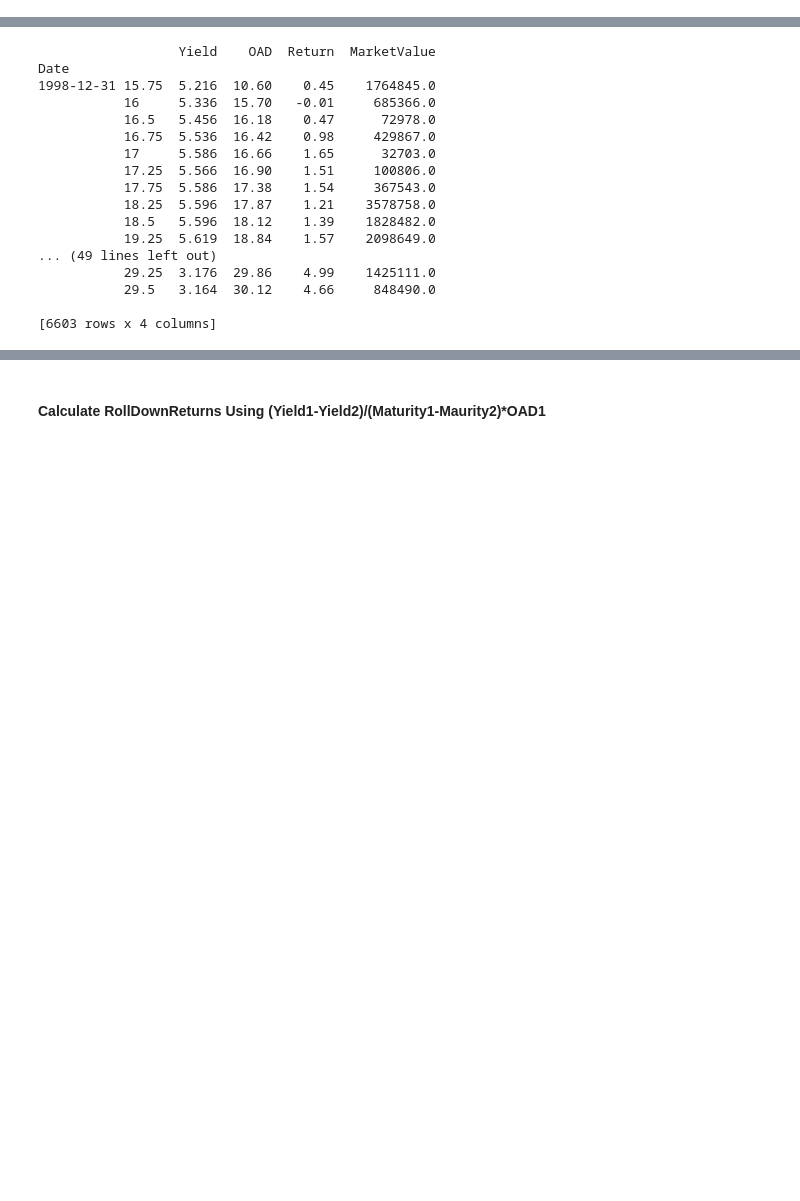
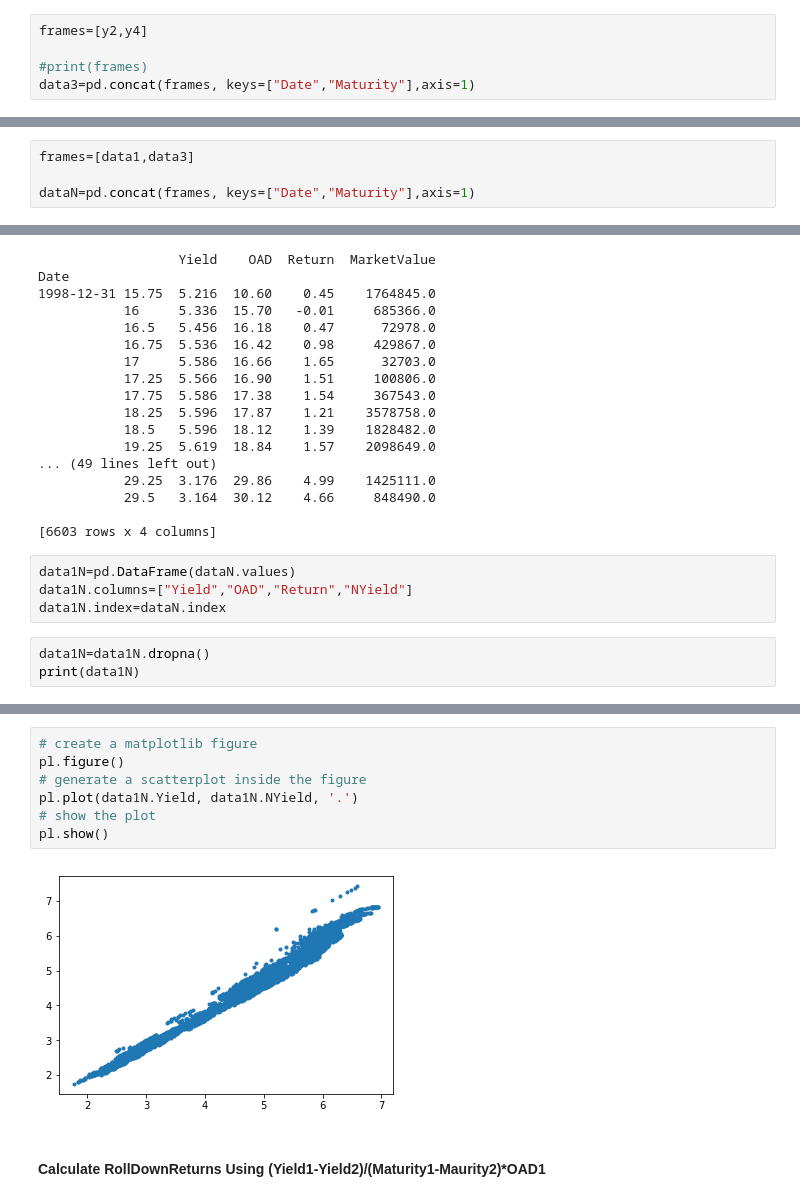
Before and after one commit to XiaoyingShu/GS-Homework, a Jupyter notebook: MyFinalProject.ipynb, the cells around one changed output, grey strips where cells are left out. Drawn from its saved outputs; the diff is of its cells as text; blank space fills up the shorter version.

Commit message:
Add more data

```diff
--- a/MyFinalProject.ipynb
+++ b/MyFinalProject.ipynb
@@ -59,3 +69,8 @@ y3 = y3.rename(columns= {0: 'MarketValue'})
+# %%
+frames=[y2,y4]
+
+#print(frames)
+data3=pd.concat(frames, keys=["Date","Maturity"],axis=1)
 # %%
 frames=[y1,y]
 
@@ -73,3 +88,7 @@ data=pd.concat(frames, keys=["Date","Maturity"],axis=1)
+# %%
+frames=[data1,data3]
+
+dataN=pd.concat(frames, keys=["Date","Maturity"],axis=1)
 # %%
 data1=pd.DataFrame(data.values)
 data1.columns=["Yield","OAD","Return","MarketValue"]
@@ -94,3 +113,10 @@ Date
            29.5   3.164  30.12    4.66     848490.0
 
 [6603 rows x 4 columns]
+# %%
+data1N=pd.DataFrame(dataN.values)
+data1N.columns=["Yield","OAD","Return","NYield"]
+data1N.index=dataN.index
+# %%
+data1N=data1N.dropna()
+print(data1N)
@@ -97,3 +141,12 @@ Date
+# %%
+# create a matplotlib figure
+pl.figure()
+# generate a scatterplot inside the figure
+pl.plot(data1N.Yield, data1N.NYield, '.')
+# show the plot
+pl.show()
+# %% [output]
+[figure, added]
 # %% [markdown]
 #### Calculate RollDownReturns Using (Yield1-Yield2)/(Maturity1-Maurity2)*OAD1
 # %%
```
Also changed, not shown: parts of 4 cells of this notebook.
